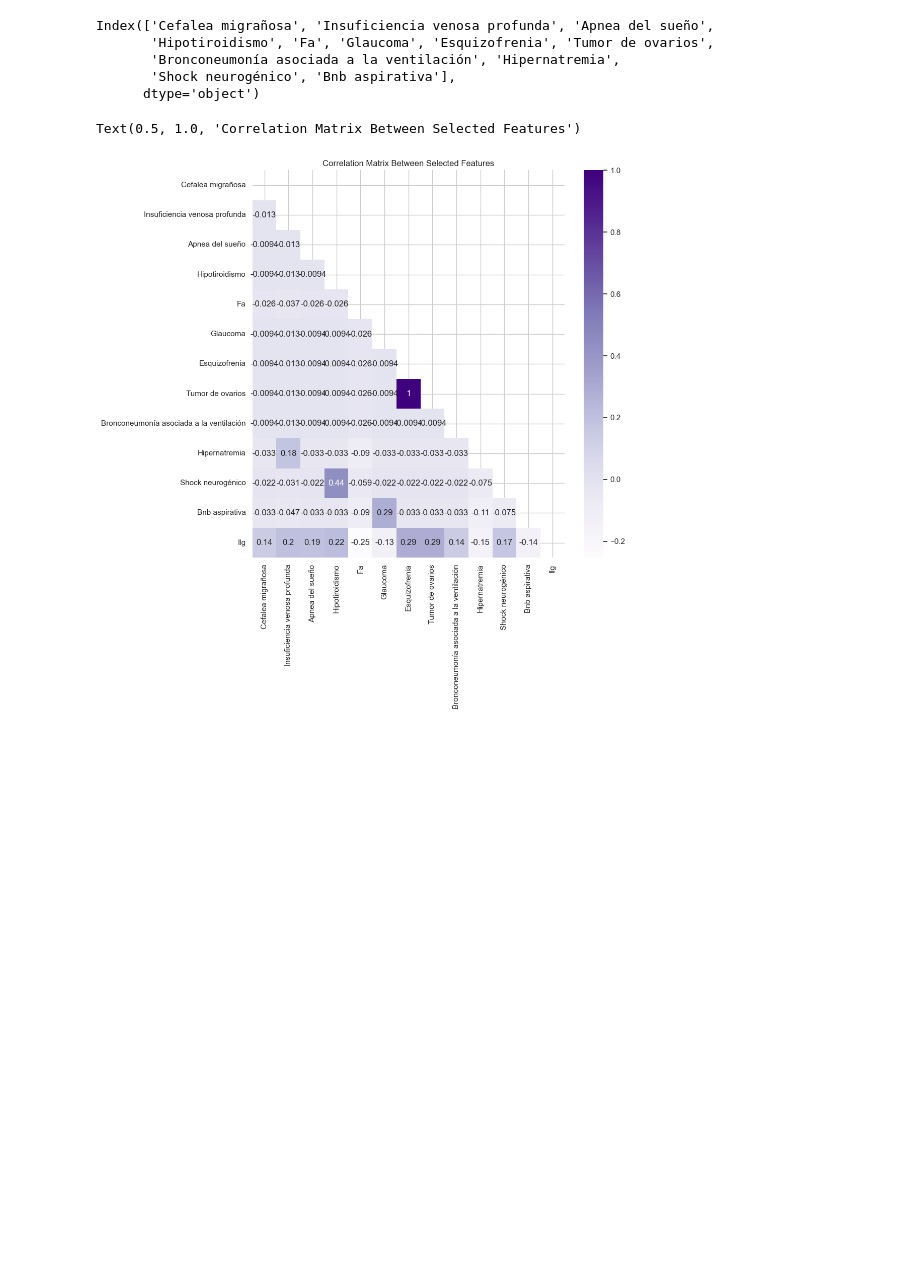
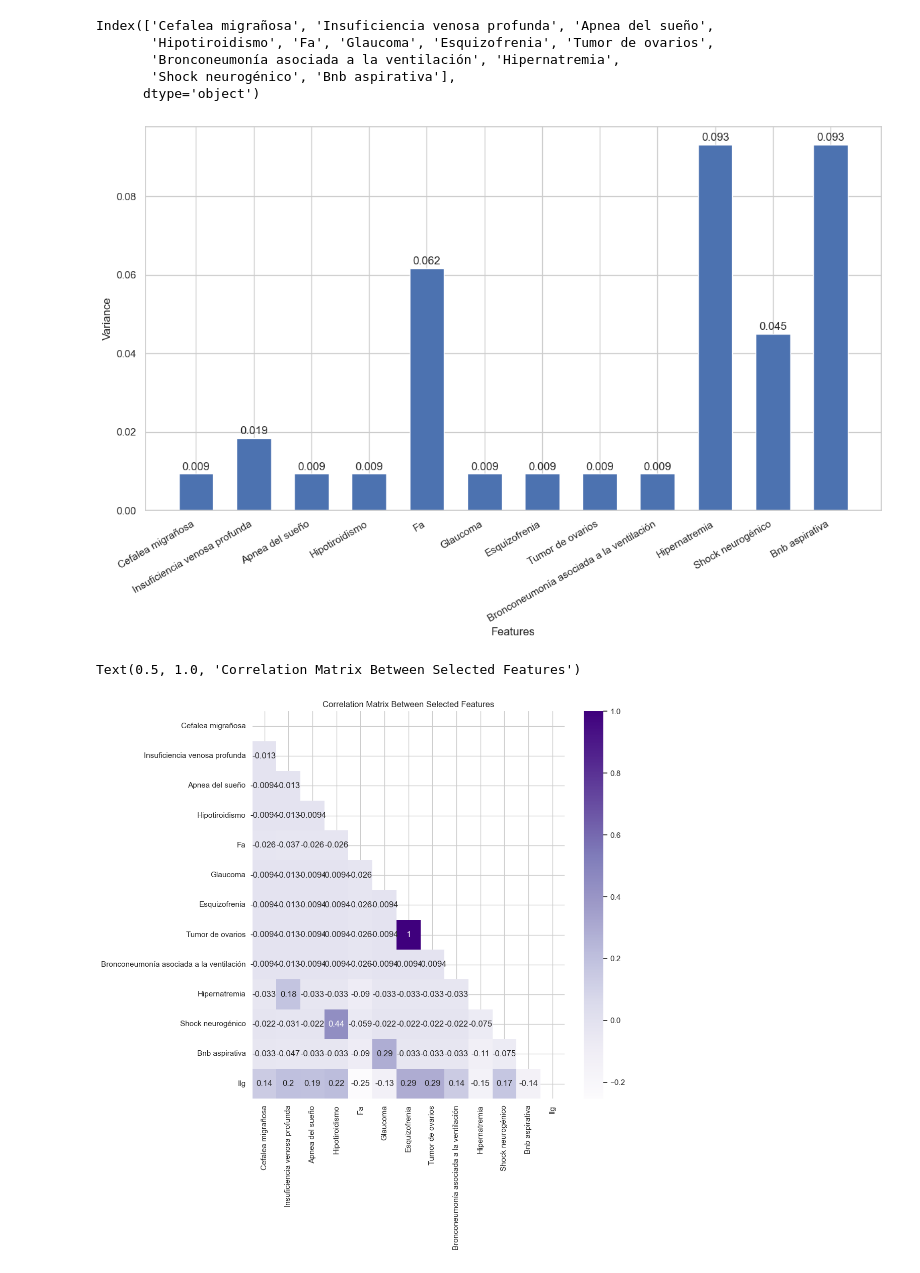
Before and after one commit to serize02/LGI-predictor, a Jupyter notebook: notebooks/00-initial-data-exploration.ipynb, the cells around one changed output. Saved outputs shown, nothing was run; the diff lists cells and outputs as text; code cells hidden in the pictures; blank space fills up the shorter version.

Commit message:
feat: variance

```diff
--- a/notebooks/00-initial-data-exploration.ipynb
+++ b/notebooks/00-initial-data-exploration.ipynb
@@ -57,6 +86,25 @@ Index(['Cefalea migrañosa', 'Insuficiencia venosa profunda', 'Apnea del sueño'
        'Bronconeumonía asociada a la ventilación', 'Hipernatremia',
        'Shock neurogénico', 'Bnb aspirativa'],
       dtype='object')
+# %%
+fig , ax = plt.subplots()
+
+fig.set_size_inches(12,8)
+
+x = features
+y_ = X[features].var(axis=0)
+
+ax.bar(x, y_ , width= 0.6)
+ax.set_xlabel('Features')
+ax.set_ylabel('Variance')
+
+for index, value in enumerate(y_):
+    plt.text(x=index, y=value+0.001, s=str(round(value, 3)), ha='center')
+
+fig.autofmt_xdate()
+plt.tight_layout()
+# %% [output]
+[figure, added]
 # %%
 X = X[features]
 # %%
```
Also changed, not shown: parts of 3 cells of this notebook.
